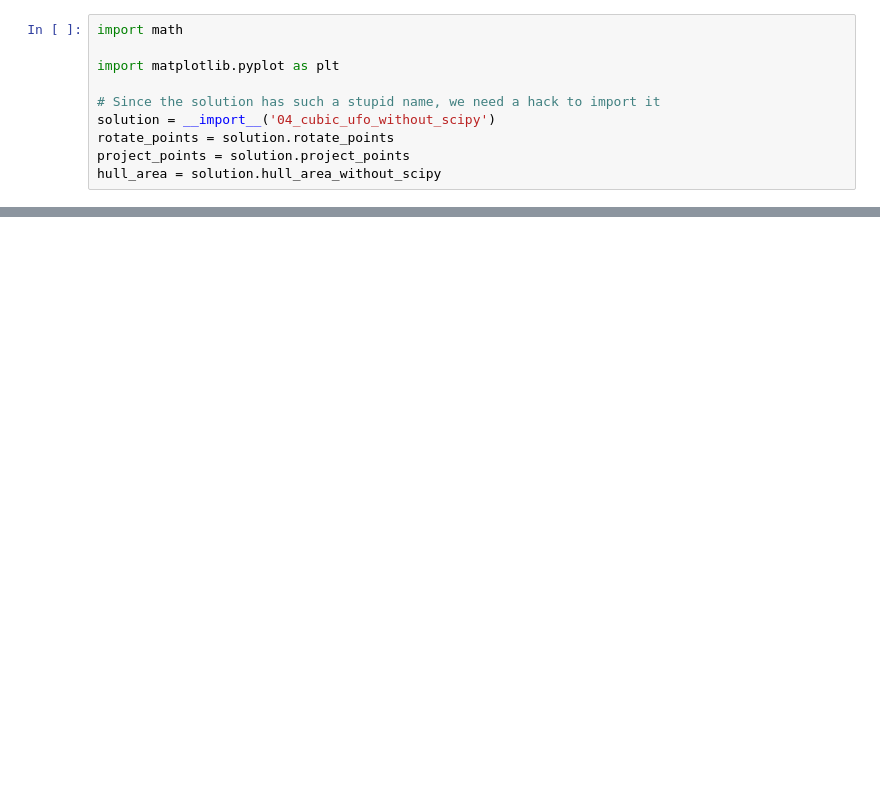
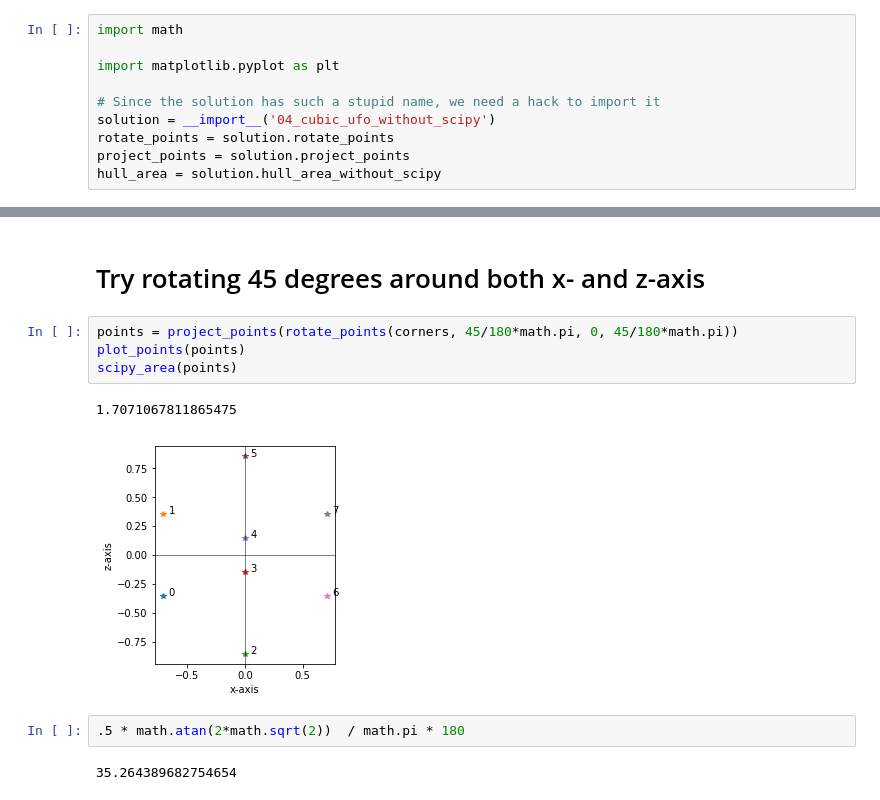
Before and after one commit to marhoy/googleCodeJam, a Jupyter notebook: 2018/qualification_round/Rotating cube.ipynb, the cells around one changed output, grey strips where cells are left out. Saved outputs shown, nothing was run; the diff lists cells and outputs as text; blank space fills up the shorter version.

```diff
--- a/2018/qualification_round/Rotating cube.ipynb
+++ b/2018/qualification_round/Rotating cube.ipynb
@@ -29,0 +76,13 @@ area
+# %% [markdown]
+# Try rotating 45 degrees around both x- and z-axis
+# %%
+points = project_points(rotate_points(corners, 45/180*math.pi, 0, 45/180*math.pi))
+plot_points(points)
+scipy_area(points)
+# %% [output]
+1.7071067811865475
+[figure, added]
+# %%
+.5 * math.atan(2*math.sqrt(2))  / math.pi * 180
+# %% [output]
+35.264389682754654
```
Also changed, not shown: parts of 34 cells of this notebook.
